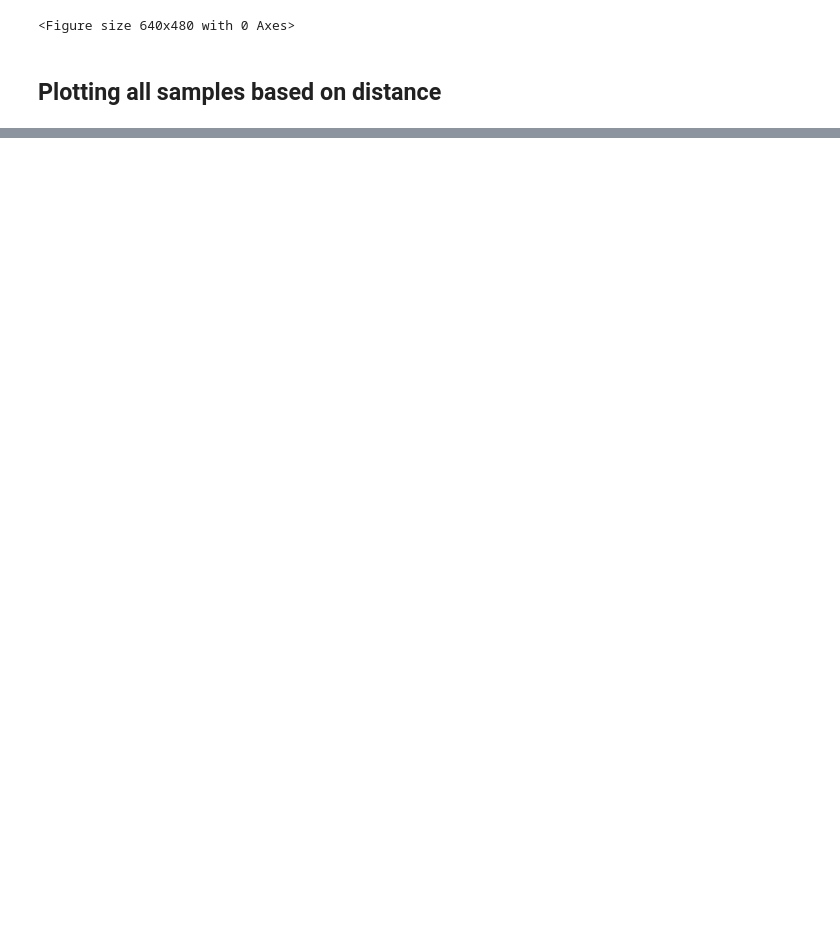
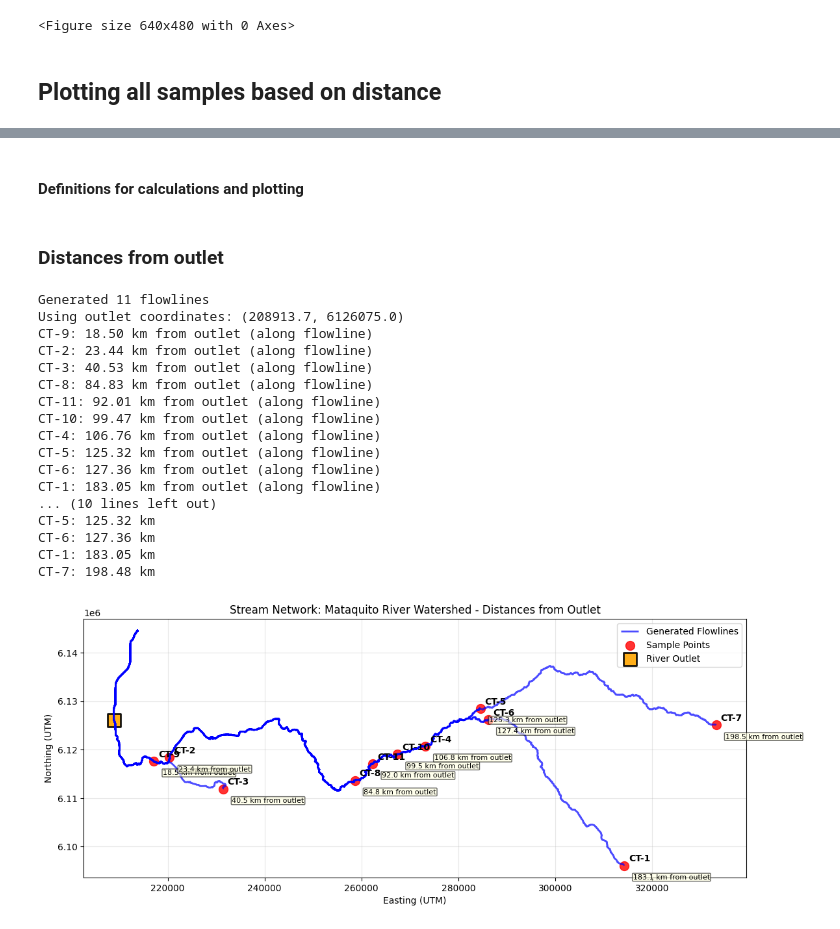
Before and after one commit to glong1321/AndesTG, a Jupyter notebook: Mataquito/Mixing_below_confluence/Below_confluence.ipynb, the cells around one changed output, grey strips where cells are left out. Drawn from its saved outputs; the diff is of its cells as text; code cells hidden in the pictures; blank space fills up the shorter version.

```diff
--- a/Mataquito/Mixing_below_confluence/Below_confluence.ipynb
+++ b/Mataquito/Mixing_below_confluence/Below_confluence.ipynb
@@ -1133,0 +877,2 @@ do the same distance calculation as above but for sitance from river outlet for
+# %% [markdown]
+#### Definitions for calculations and plotting
@@ -1133,0 +1045,41 @@ do the same distance calculation as above but for sitance from river outlet for
+# %% [markdown]
+### Distances from outlet
+# %%
+# Run the outlet distance analysis
+outlet_distances, outlet_point = run_outlet_distance_analysis()
+
+# Load the data (if not already loaded)
+samples_gdf = gpd.read_file("/Users/Glong1/Desktop/Andes/AndesTG/Mataquito/mataquitosamplepoints_corrected_for_flow_30mDEM.shp")
+
+# Create flowlines (if not already created)
+flowlines_gdf = create_flowlines_from_raster(
+    "/Users/Glong1/Desktop/Andes/AndesTG/Mataquito/fd_utm30m",
+    "/Users/Glong1/Desktop/Andes/AndesTG/Mataquito/area_utm30m",
+    samples_gdf,
+    min_drainage_area=50
+)
+
+# Create visualization
+fig, ax = create_visualization_with_outlet_distances(
+    samples_gdf, flowlines_gdf, outlet_distances, outlet_point
+)
+plt.show()
+# %% [output]
+Generated 11 flowlines
+Using outlet coordinates: (208913.7, 6126075.0)
+CT-9: 18.50 km from outlet (along flowline)
+CT-2: 23.44 km from outlet (along flowline)
+CT-3: 40.53 km from outlet (along flowline)
+CT-8: 84.83 km from outlet (along flowline)
+CT-11: 92.01 km from outlet (along flowline)
+CT-10: 99.47 km from outlet (along flowline)
+CT-4: 106.76 km from outlet (along flowline)
+CT-5: 125.32 km from outlet (along flowline)
+CT-6: 127.36 km from outlet (along flowline)
+CT-1: 183.05 km from outlet (along flowline)
+... (10 lines left out)
+CT-5: 125.32 km
+CT-6: 127.36 km
+CT-1: 183.05 km
+CT-7: 198.48 km
+[figure, added]
```
Also changed, not shown: parts of 18 cells of this notebook, 8 other files.
